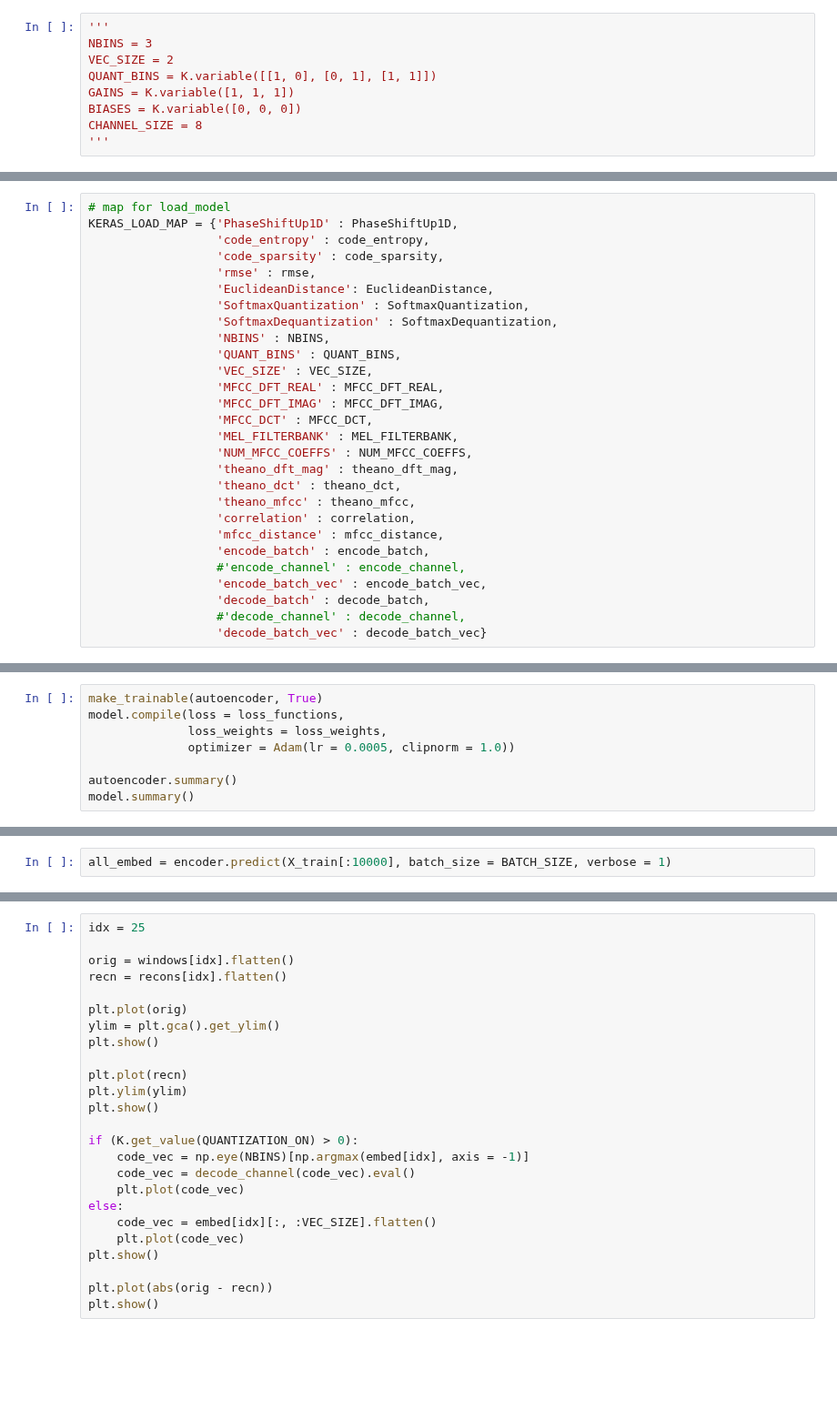
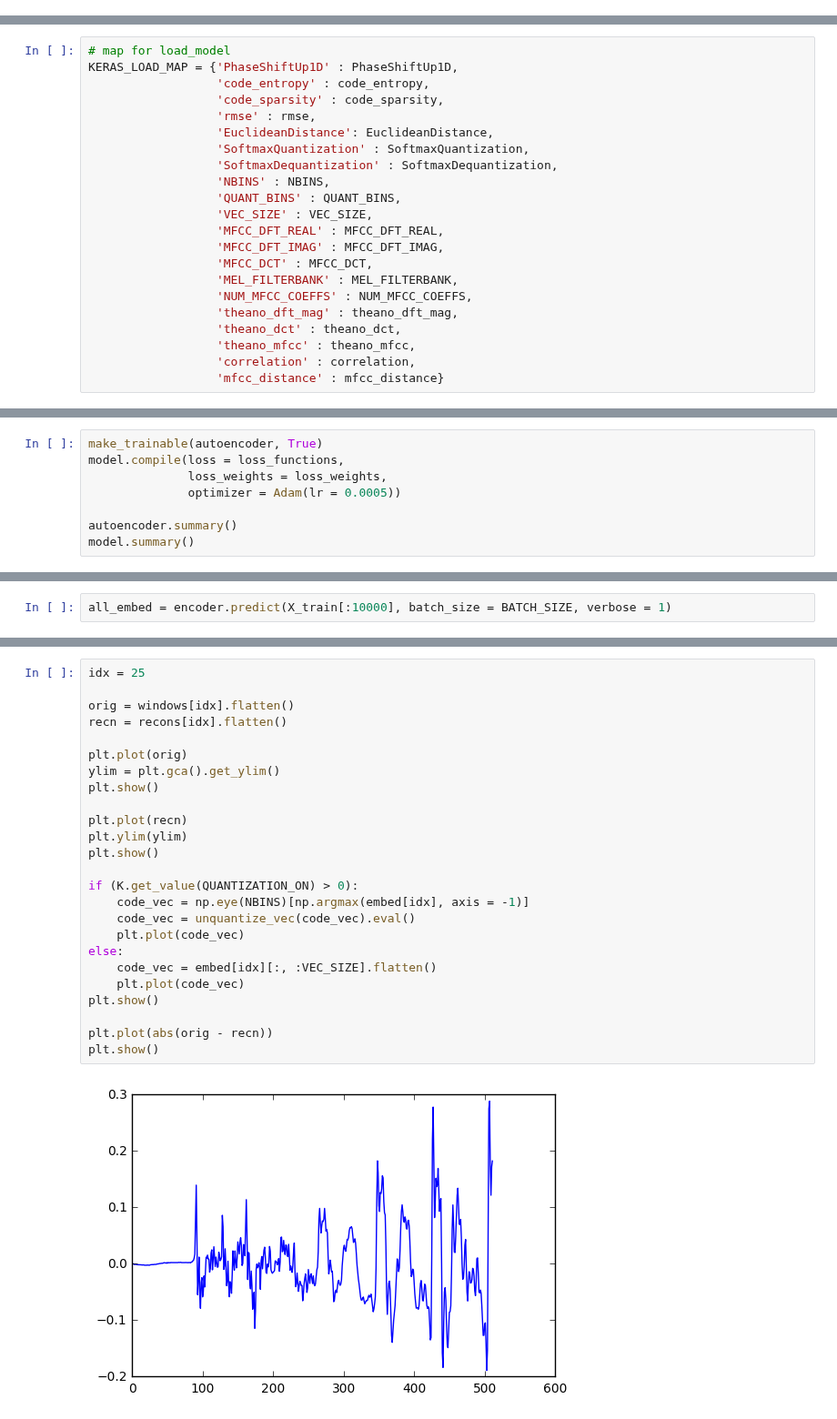
Before and after one commit to sri-kankanahalli/autoencoder-speech-compression, a Jupyter notebook: Train Model.ipynb, the cells around one changed output, grey strips where cells are left out. Shown at 91% size. Drawn from its saved outputs; the diff is of its cells as text; blank space fills up the shorter version.

```diff
--- a/Train Model.ipynb
+++ b/Train Model.ipynb
@@ -118,12 +118,3 @@ BIASES = K.variable(np.random.uniform(-0.01, 0.01, (NBINS,)))
 
 DOWNSAMPLE_FACTOR = 2
 CHANNEL_SIZE = WINDOW_SIZE / DOWNSAMPLE_FACTOR
-# %%
-'''
-NBINS = 3
-VEC_SIZE = 2
-QUANT_BINS = K.variable([[1, 0], [0, 1], [1, 1]])
-GAINS = K.variable([1, 1, 1])
-BIASES = K.variable([0, 0, 0])
-CHANNEL_SIZE = 8
-'''
@@ -470,13 +362,7 @@ KERAS_LOAD_MAP = {'PhaseShiftUp1D' : PhaseShiftUp1D,
                   'theano_dct' : theano_dct,
                   'theano_mfcc' : theano_mfcc,
                   'correlation' : correlation,
-                  'mfcc_distance' : mfcc_distance,
-                  'encode_batch' : encode_batch,
-                  #'encode_channel' : encode_channel,
-                  'encode_batch_vec' : encode_batch_vec,
-                  'decode_batch' : decode_batch,
-                  #'decode_channel' : decode_channel,
-                  'decode_batch_vec' : decode_batch_vec}
+                  'mfcc_distance' : mfcc_distance}
 # %%
 # construct autoencoder
 ac_input = Input(shape = input_dim)
@@ -504,7 +390,7 @@ model = Model(inputs = [model_input], outputs = [model_reconstructed] * n_recons
 make_trainable(autoencoder, True)
 model.compile(loss = loss_functions,
               loss_weights = loss_weights,
-              optimizer = Adam(lr = 0.0005, clipnorm = 1.0))
+              optimizer = Adam(lr = 0.0005))
 
 autoencoder.summary()
 model.summary()
@@ -894,25 +821,27 @@ print np.max(embed[25], axis = -1)
 # %%
 idx = 25
 
 orig = windows[idx].flatten()
 recn = recons[idx].flatten()
 
 plt.plot(orig)
 ylim = plt.gca().get_ylim()
 plt.show()
 
 plt.plot(recn)
 plt.ylim(ylim)
 plt.show()
 
 if (K.get_value(QUANTIZATION_ON) > 0):
     code_vec = np.eye(NBINS)[np.argmax(embed[idx], axis = -1)]
-    code_vec = decode_channel(code_vec).eval()
+    code_vec = unquantize_vec(code_vec).eval()
     plt.plot(code_vec)
 else:
     code_vec = embed[idx][:, :VEC_SIZE].flatten()
     plt.plot(code_vec)
 plt.show()
 
 plt.plot(abs(orig - recn))
 plt.show()
+# %% [output]
+[figure, added]
```
Also changed, not shown: parts of 13 cells of this notebook.
